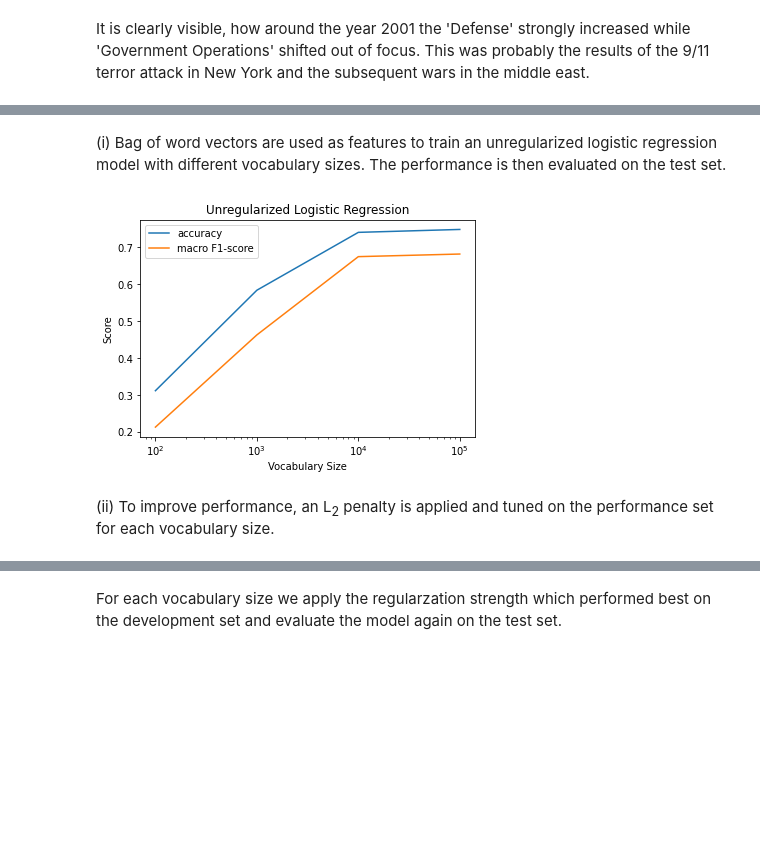
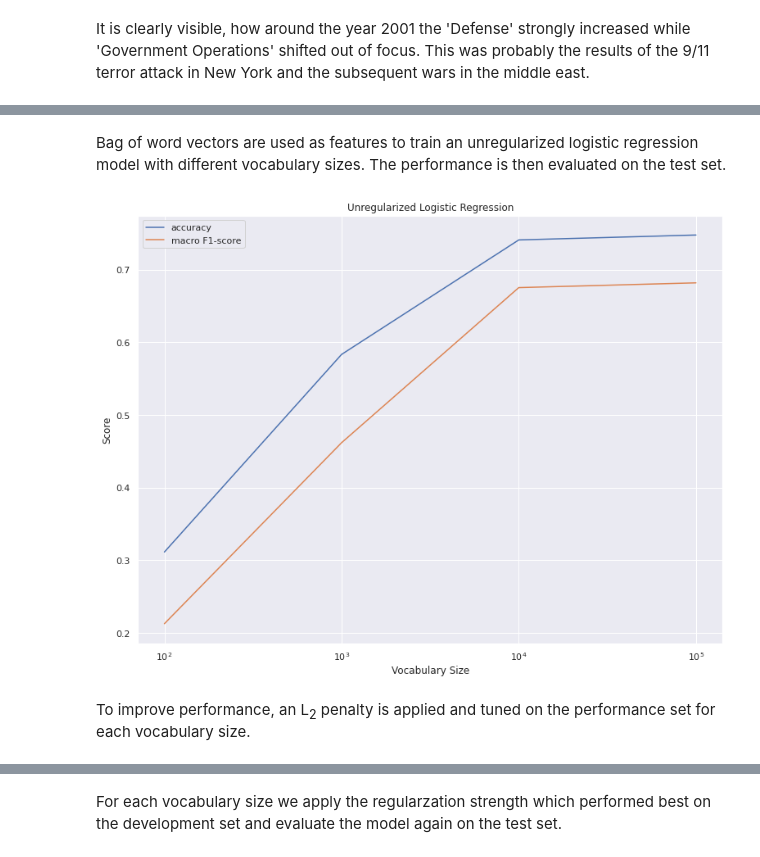
Before and after one commit to raffaelk/nlp-basics, a Jupyter notebook: topic_classification.ipynb, the cells around one changed output, grey strips where cells are left out. Drawn from its saved outputs; the diff is of its cells as text; code cells hidden in the pictures; blank space fills up the shorter version.

```diff
--- a/topic_classification.ipynb
+++ b/topic_classification.ipynb
@@ -19,6 +23,7 @@ The code for this task makes use of the following packages: scikit-learn, NLTK,
 import pandas as pd
 import numpy as np
 import matplotlib.pyplot as plt
+import seaborn as sns
 
 from sklearn.model_selection import train_test_split
 from sklearn.metrics import accuracy_score, f1_score
@@ -35,6 +40,9 @@ nltk.download('punkt')
 nltk.download('stopwords')
 nltk.download('wordnet')
 
+# use seaborn to get more beautiful plots
+sns.set_theme()
+
 # load data set
 nyt_data_set = pd.read_csv(
     'boydstun_nyt_frontpage_dataset_utf8.csv',
@@ -221,9 +207,9 @@ def preprocess_headline(string):
 
     return tokens_lemma
 
-nyt_data_set['pre'] = nyt_data_set['titelsummary'].apply(preprocess_headline)
 
+# combine the titel and the summary for each row into one string
+nyt_data_set['titlesummary'] = nyt_data_set['title'] + ' ' + nyt_data_set['summary']
 
-# headlines_train_pre = [preprocess_headline(txt) for txt in headlines_train]
-# headlines_dev_pre = [preprocess_headline(txt) for txt in headlines_dev]
-# headlines_test_pre = [preprocess_headline(txt) for txt in headlines_test]
+# preprocess all the combined titel-summary strings
+nyt_data_set['pre'] = nyt_data_set['titlesummary'].apply(preprocess_headline)
@@ -316,5 +306,24 @@ plot_word_track(['democrat', 'democratic', 'republican', 'gop', 'liberal', 'cons
+# %%
+# size of the test and development set
+n_test = int(nyt_data_set.shape[0]*0.2)
+n_dev = int(nyt_data_set.shape[0]*0.2)
+
+# split into distinct sets - title and summary are combined to one string
+headlines_train, headlines_test, labels_train, labels_test = train_test_split(
+    nyt_data_set['pre'].tolist(),
+    nyt_data_set['majortopic'].tolist(),
+    test_size=n_test,
+    random_state=42
+    )
+
+headlines_train, headlines_dev, labels_train, labels_dev = train_test_split(
+    headlines_train,
+    labels_train,
+    test_size=n_dev,
+    random_state=42
+    )
 # %% [markdown]
-(i) Bag of word vectors are used as features to train an unregularized logistic regression model with different vocabulary sizes. The performance is then evaluated on the test set.
+Bag of word vectors are used as features to train an unregularized logistic regression model with different vocabulary sizes. The performance is then evaluated on the test set.
 # %%
 def evaluate_model(voc_size, penalty='none', l2_C=1, solver='lbfgs',):
 
@@ -331,9 +340,9 @@ def evaluate_model(voc_size, penalty='none', l2_C=1, solver='lbfgs',):
         max_features=voc_size
         )
 
-    vectorizer.fit(headlines_train_pre)
-    headlines_train_bow = vectorizer.transform(headlines_train_pre)
-    headlines_test_bow = vectorizer.transform(headlines_test_pre)
+    vectorizer.fit(headlines_train)
+    headlines_train_bow = vectorizer.transform(headlines_train)
+    headlines_test_bow = vectorizer.transform(headlines_test)
 
     # train and predict with logistic regression
     clf = LogisticRegression(C=l2_C, penalty=penalty, max_iter=5000, class_weight='balanced', solver=solver)
@@ -343,37 +352,37 @@ def evaluate_model(voc_size, penalty='none', l2_C=1, solver='lbfgs',):
     acc = accuracy_score(labels_test, labels_test_pred)
     f1 = f1_score(labels_test, labels_test_pred, average='macro')
 
     return acc, f1
 
 
 # vocabulary size
 voc_size_lst = [10**2, 10**3, 10**4, 10**5]
 
 acc_lst = []
 f1_lst = []
 
 for voc_size in voc_size_lst:
     acc, f1 = evaluate_model(voc_size, solver='saga')
     acc_lst.append(acc)
     f1_lst.append(f1)
 
 
-fig, ax = plt.subplots()
+fig, ax = plt.subplots(figsize=[2*6.4, 2*4.8])
 ax.plot(voc_size_lst, acc_lst, label='accuracy')
 ax.plot(voc_size_lst, f1_lst, label='macro F1-score')
 ax.set_xscale('log')
 ax.set(
         title='Unregularized Logistic Regression',
         ylabel='Score',
         xlabel='Vocabulary Size'
         )
 ax.legend(loc='best')
 
 plt.show()
 # %% [output]
-[figure, old version]
+[figure, new version]
 # %% [markdown]
-(ii) To improve performance, an L<sub>2</sub> penalty is applied and tuned on the performance set for each vocabulary size.
+To improve performance, an L<sub>2</sub> penalty is applied and tuned on the performance set for each vocabulary size.
 # %%
 def tune_l2(voc_size, C_list):
 
```
Also changed, not shown: parts of 24 cells of this notebook, 1 other file.
